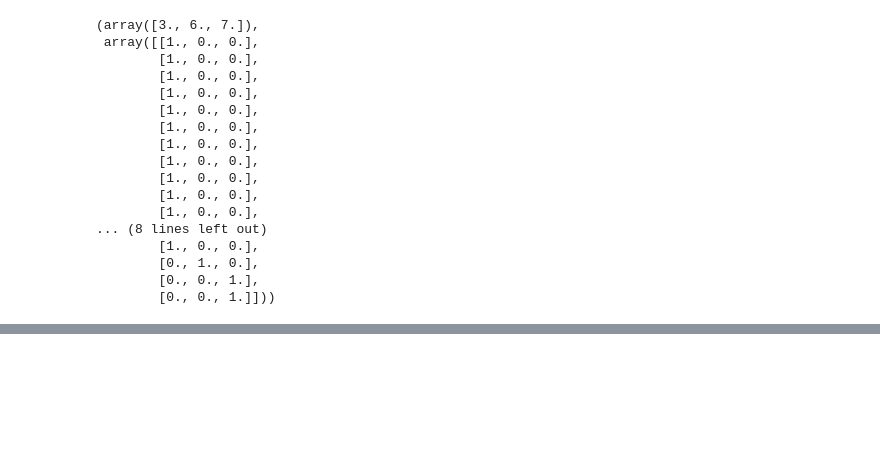
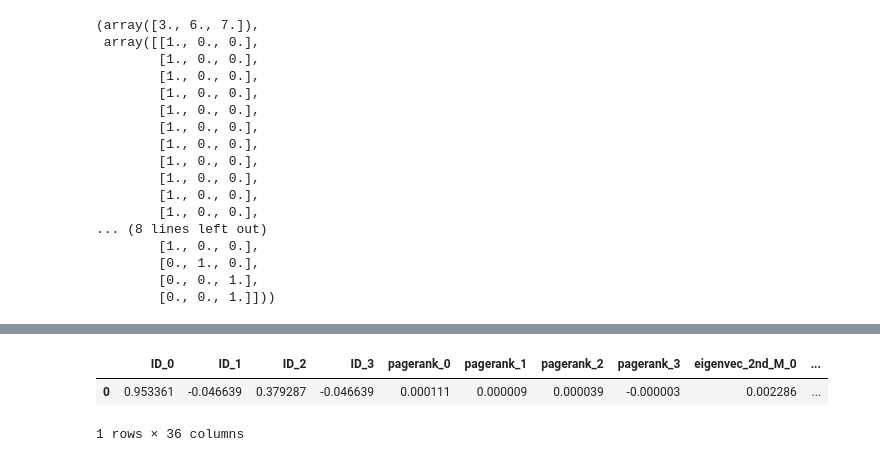
Before and after one commit to amoto/MaF, a Jupyter notebook: compute_MaF.ipynb, the cells around one changed output, grey strips where cells are left out. Cells and saved outputs as stored; diff of their text form; code cells hidden in the pictures; blank space fills up the shorter version.

```diff
--- a/compute_MaF.ipynb
+++ b/compute_MaF.ipynb
@@ -140,6 +194,8 @@ res3 = attr_cov(h2, cov, l)
 # %%
 #feature3: multi-hop assortativities of the first p dominant left eigenvectors of M (Eq. 3.3) for 0, 1, ... , t hops
-h2 = evectors[:,-2]
+pi2 = np.asmatrix(evectors[:,1]).transpose()
+h2 = pi2/np.linalg.norm(pi2, 1)
 res3 = attr_cov(h2, cov, l)
-h3 = evectors[:,-3]
+pi3 = np.asmatrix(evectors[:,2]).transpose()
+h3 = pi3/np.linalg.norm(pi3, 1)
 res4 = attr_cov(h3, cov, l)
@@ -154,7 +207,7 @@ def avg_feats(Ha, p):
     return avg
 # %%
 
-if nodel == 1:
+if node_labels:
     #print(labels)
     unique, categorias = process_labels(labels)
     #print(categorias)
@@ -162,4 +215,4 @@ if nodel == 1:
     #feature4: (If available) average of categorical metadata node attributes: {πhi : H = [h1, h2, ..hk ], 1 ≤ i ≤ k}
     res5 = np.array([np.diag(i) for i in aut]).flatten()
     #feature5: (If available) multi-hop assortativities of categorical metadata node attributes (Eq. 3.4) for 0, 1, ... , t hops
-    res6 = avg_feats(categorias, pi.transpose())
+    res6 = avg_feats(categorias, pi)
@@ -171,0 +219,22 @@ if nodel == 1:
+# %%
+#feature6: number of nodes
+res9 = G.number_of_nodes()
+#feature7: number of edges
+res7 = G.number_of_edges()
+
+r = {
+    0: res1,
+    1: [i.real for i in res2],
+    2: [i.real for i in res3],
+    3: [i.real for i in res4]
+}
+if node_labels:
+    r[4] = res5
+    r[5] = [el.tolist()[0][0] for el in res6]
+r[6] = res7
+r[7] = (pi * pi.transpose()).tolist()[0][0]
+r[8] = res9
+r[9] = (pi * pi2).tolist()[0][0].real
+r[10] = (pi * pi3).tolist()[0][0].real
+
+r
@@ -171,0 +259,17 @@ if nodel == 1:
+# %%
+#create features dataframe
+data = {}
+titles = ['ID', 'pagerank', 'eigenvec_2nd_M', 'eigenvec_3rd_M', 'node_attribs', 'avg_node_labels', 'n_edges', 'avg_pi', 'avg_inv_pi', 'avg_eigenvec_2nd', 'avg_eigenvec_3rd']
+for i in range(len(titles)):
+    if type(r[i]) != float and type(r[i]) != int :
+        for j in range(len(r[i])):
+
+            data[titles[i] + '_' + str(j)] = [r[i][j]]
+    else:
+        data[titles[i]] = [r[i]]
+df = pd.DataFrame(data)
+df
+# %% [output]
+|  | ID_0 | ID_1 | ID_2 | ID_3 | pagerank_0 | pagerank_1 | pagerank_2 | pagerank_3 | eigenvec_2nd_M_0 | ... |
+| 0 | 0.953361 | -0.046639 | 0.379287 | -0.046639 | 0.000111 | 0.000009 | 0.000039 | -0.000003 | 0.002286 | ... |
+1 rows × 36 columns
```
Also changed, not shown: parts of 15 cells of this notebook.
